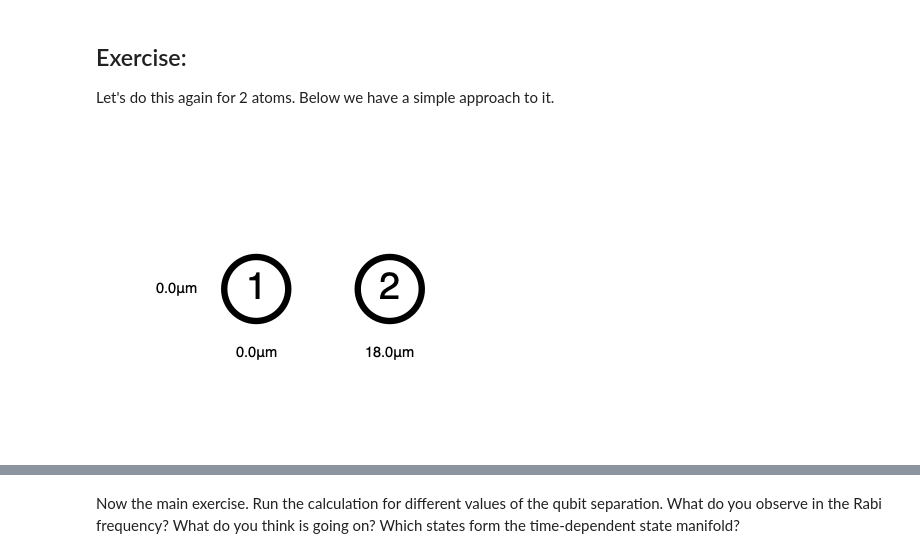
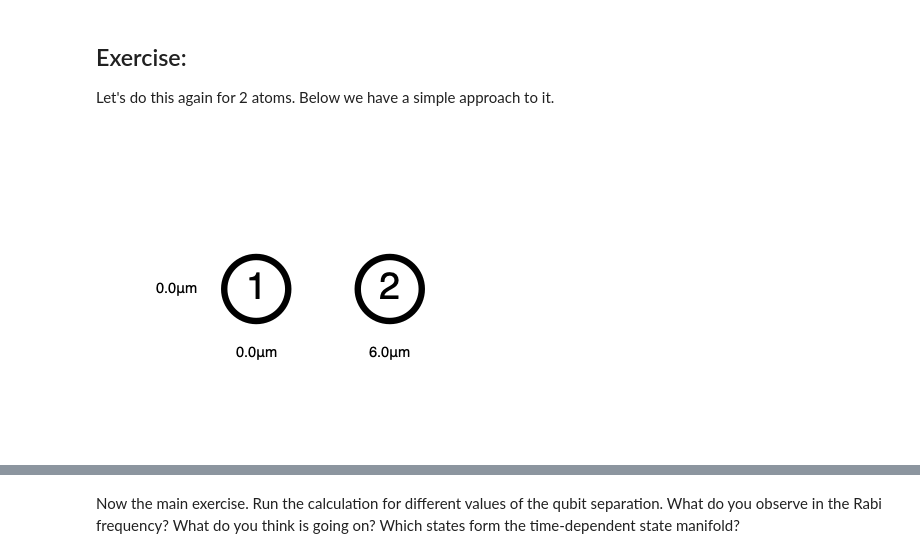
Before and after one commit to QuEraComputing/quera-education, a Jupyter notebook: 2_Rabi_and_ordered_phases/Session_II_Rabi_and_phases.ipynb, the cells around one changed output, grey strips where cells are left out. Drawn from its saved outputs; the diff is of its cells as text; code cells hidden in the pictures.

```diff
--- a/2_Rabi_and_ordered_phases/Session_II_Rabi_and_phases.ipynb
+++ b/2_Rabi_and_ordered_phases/Session_II_Rabi_and_phases.ipynb
@@ -68,10 +66,10 @@ fig
 
 Let's do this again for 2 atoms. Below we have a simple approach to it.
 # %%
-separation=3.0
-atom2 = generate_sites(ChainLattice(), 2, scale = 18.0)
+separation=6.0
+atom2 = generate_sites(ChainLattice(), 2, scale = separation)
 # %% [output]
-[figure, old version]
+[figure, new version]
 # %%
 h2 = rydberg_h(atom2; Δ = 0, Ω = 2π * 2)
 
```
Also changed, not shown: parts of 14 cells of this notebook.
